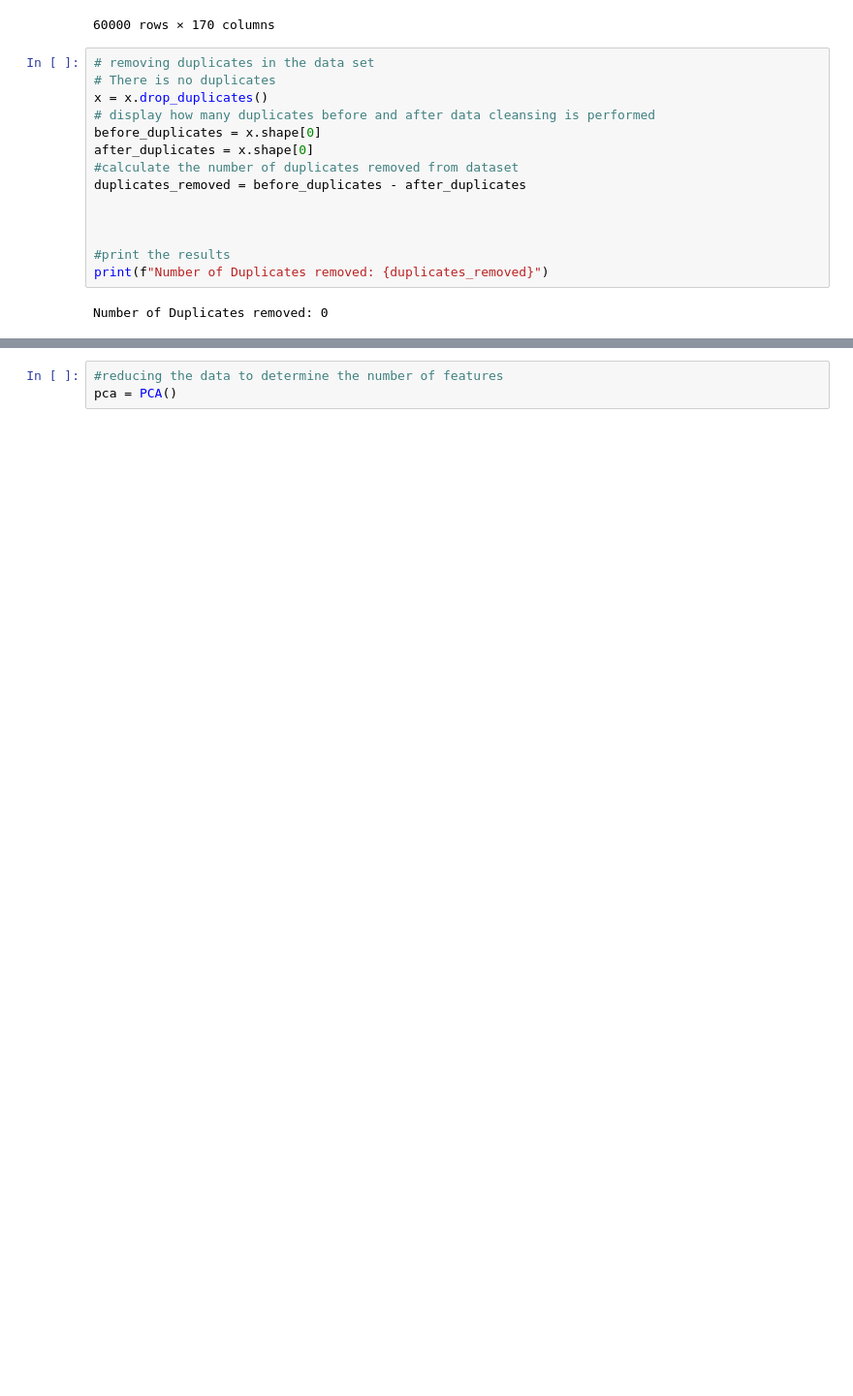
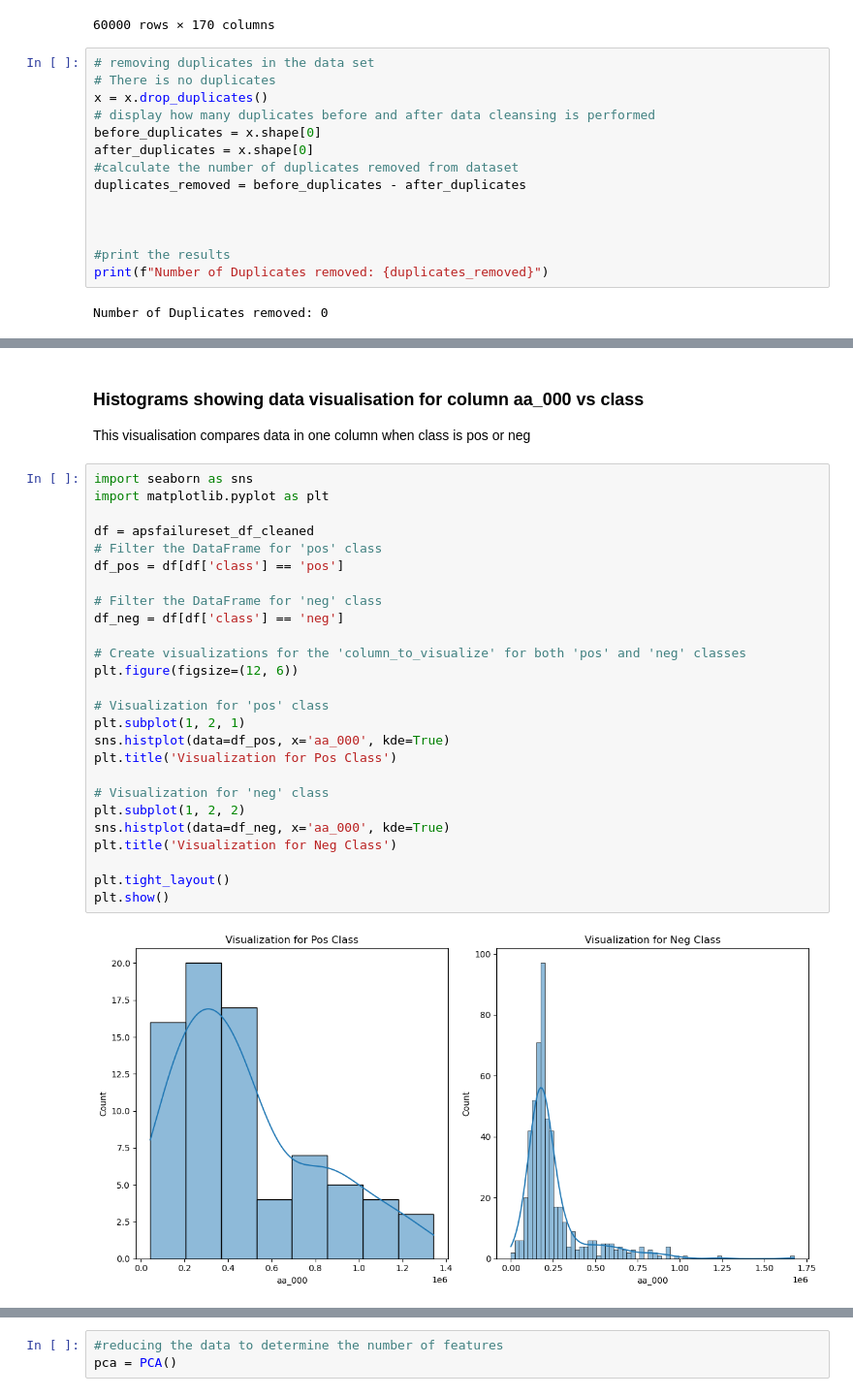
Before and after one commit to ashammar1/Data-PrepHDip, a Jupyter notebook: AlaaShammary_DPrepHDip_CA1.ipynb, the cells around one changed output, grey strips where cells are left out. Shown at 97% size. Saved outputs shown, nothing was run; the diff lists cells and outputs as text; blank space fills up the shorter version.

```diff
--- a/AlaaShammary_DPrepHDip_CA1.ipynb
+++ b/AlaaShammary_DPrepHDip_CA1.ipynb
@@ -184,0 +213,31 @@ Number of Duplicates removed: 0
+# %% [markdown]
+### Histograms showing data visualisation for column aa_000 vs class
+This visualisation compares data in one column when class is pos or neg
+# %%
+import seaborn as sns
+import matplotlib.pyplot as plt
+
+df = apsfailureset_df_cleaned
+# Filter the DataFrame for 'pos' class
+df_pos = df[df['class'] == 'pos']
+
+# Filter the DataFrame for 'neg' class
+df_neg = df[df['class'] == 'neg']
+
+# Create visualizations for the 'column_to_visualize' for both 'pos' and 'neg' classes
+plt.figure(figsize=(12, 6))
+
+# Visualization for 'pos' class
+plt.subplot(1, 2, 1)
+sns.histplot(data=df_pos, x='aa_000', kde=True)
+plt.title('Visualization for Pos Class')
+
+# Visualization for 'neg' class
+plt.subplot(1, 2, 2)
+sns.histplot(data=df_neg, x='aa_000', kde=True)
+plt.title('Visualization for Neg Class')
+
+plt.tight_layout()
+plt.show()
+# %% [output]
+[figure, added]
```
Also changed, not shown: parts of 10 cells of this notebook.
